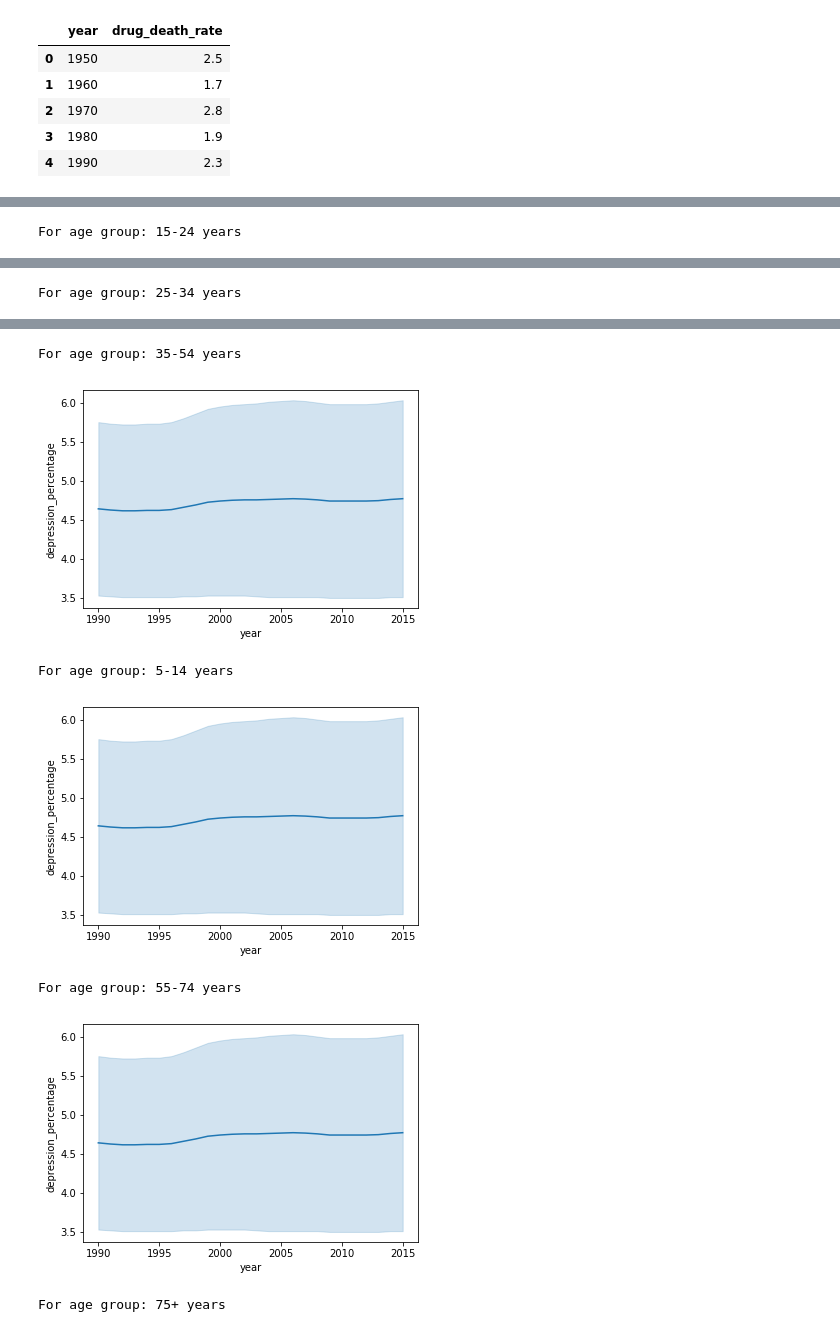
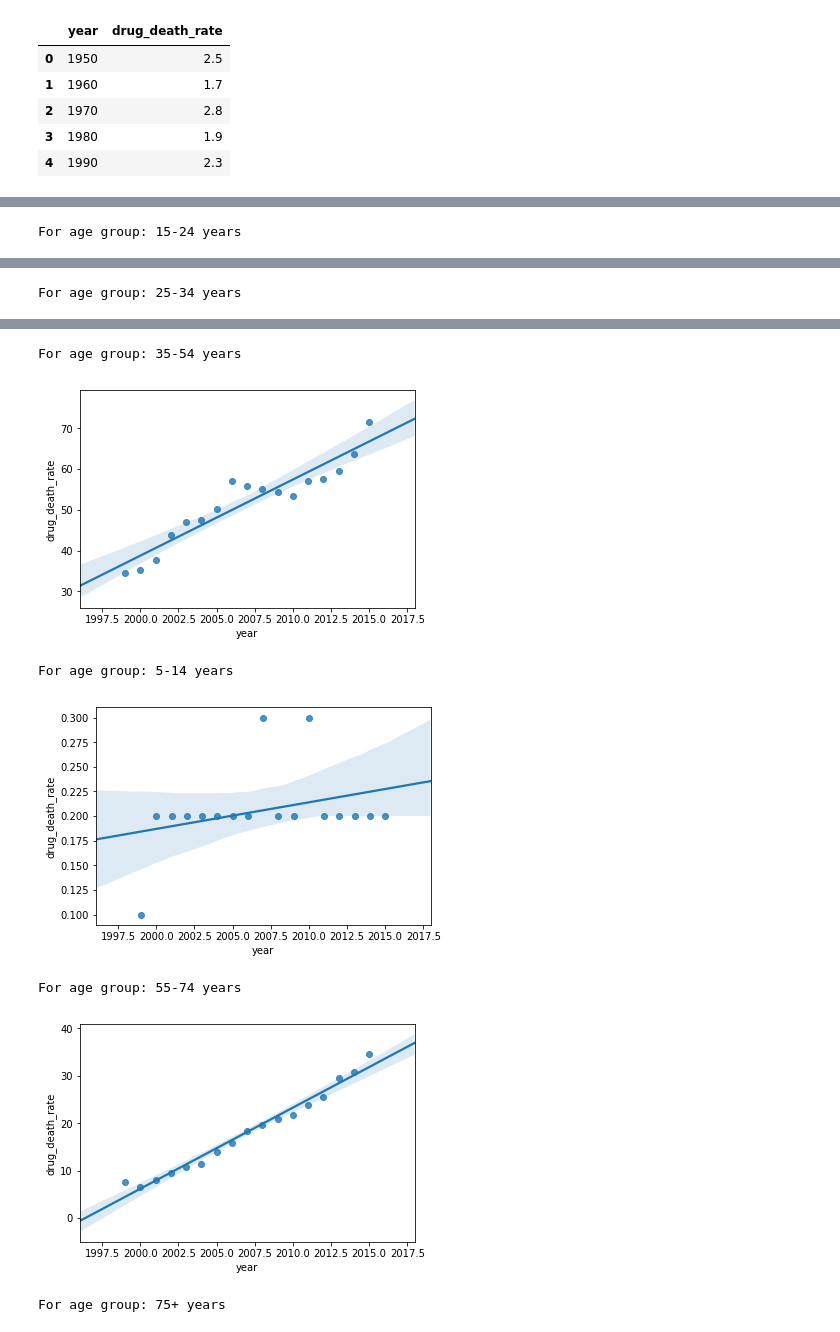
Before and after one commit to kanam12/ieor142finalproject, a Jupyter notebook: EDA_for_NAs.ipynb, the cells around one changed output, grey strips where cells are left out. Cells and saved outputs as stored; diff of their text form; code cells hidden in the pictures.

Commit message:
updated plots ready for regression to fill NAs

```diff
--- a/EDA_for_NAs.ipynb
+++ b/EDA_for_NAs.ipynb
@@ -28,6 +28,6 @@ drug_agg.head()
 | 3 | 1980 | 1.9 |
 | 4 | 1990 | 2.3 |
 # %%
-non_na_depression = suicides[suicides['depression_percentage'].notnull()][["year", "age", "depression_percentage"]]
+non_na_depression = suicides[suicides['depression_percentage'].notnull()][["year", "age", "sex", "depression_percentage"]]
 non_na_depression.head()
 # %% [output]
@@ -39,0 +40,11 @@ non_na_depression.head()
+# %%
+#depression is by gender
+temp = non_na_depression[non_na_depression['age'] == '15-24 years']
+for gender in ["male", "female"]:
+    temp2 = temp[temp["sex"] == gender]
+    print("FOR " + gender.upper() + "S")
+    if gender == 'male':
+        sns.regplot(x="year", y="depression_percentage", data=temp2, order=1)
+    else:
+        sns.regplot(x="year", y="depression_percentage", data=temp2, order=4)
+    plt.show()
@@ -39,0 +56,3 @@ non_na_depression.head()
+# %%
+non_na_drugs = suicides[suicides['drug_death_rate'].notnull()][["year", "age", "sex", "drug_death_rate"]]
+non_na_drugs.head()
@@ -40,8 +66,10 @@ non_na_depression.head()
 # %%
-for i in non_na_depression.age.unique():
-    temp = non_na_depression[non_na_depression["age"] == i]
+#drugs is by age group
+temp = non_na_drugs[non_na_drugs['sex'] == 'male']
+for i in non_na_drugs.age.unique():
+    temp2 = temp[temp["age"] == i]
     print("For age group: " + i)
-    sns.lineplot(x="year", y="depression_percentage", data=temp)
+    sns.regplot(x="year", y="drug_death_rate", data=temp2)
     plt.show()
 # %% [output]
 For age group: 15-24 years
@@ -51,7 +79,7 @@ For age group: 25-34 years
 For age group: 35-54 years
-[figure, old version]
+[figure, new version]
 For age group: 5-14 years
-[figure, old version]
+[figure, new version]
 For age group: 55-74 years
-[figure, old version]
+[figure, new version]
 For age group: 75+ years
```
Also changed, not shown: parts of 6 cells of this notebook.
